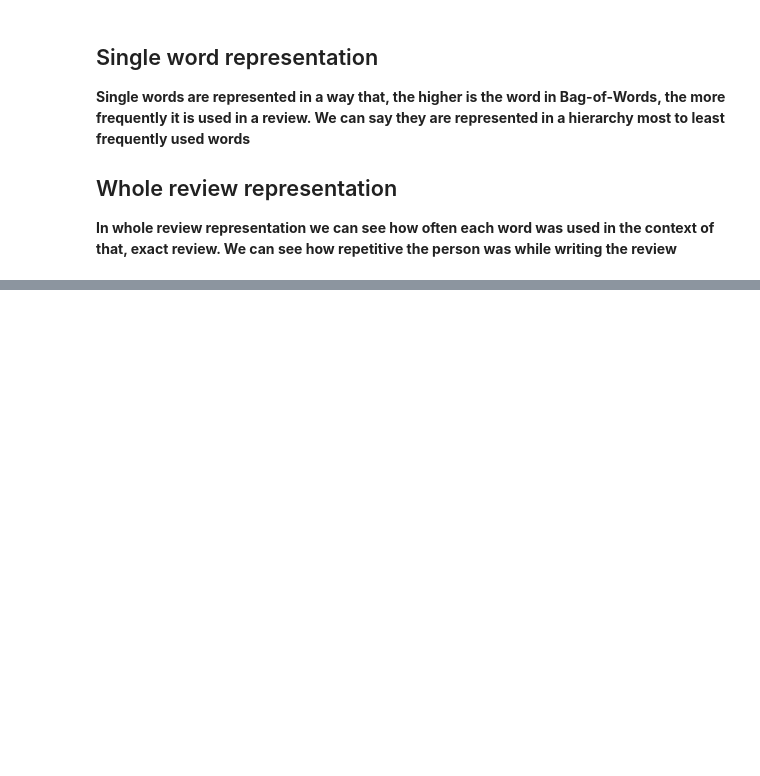
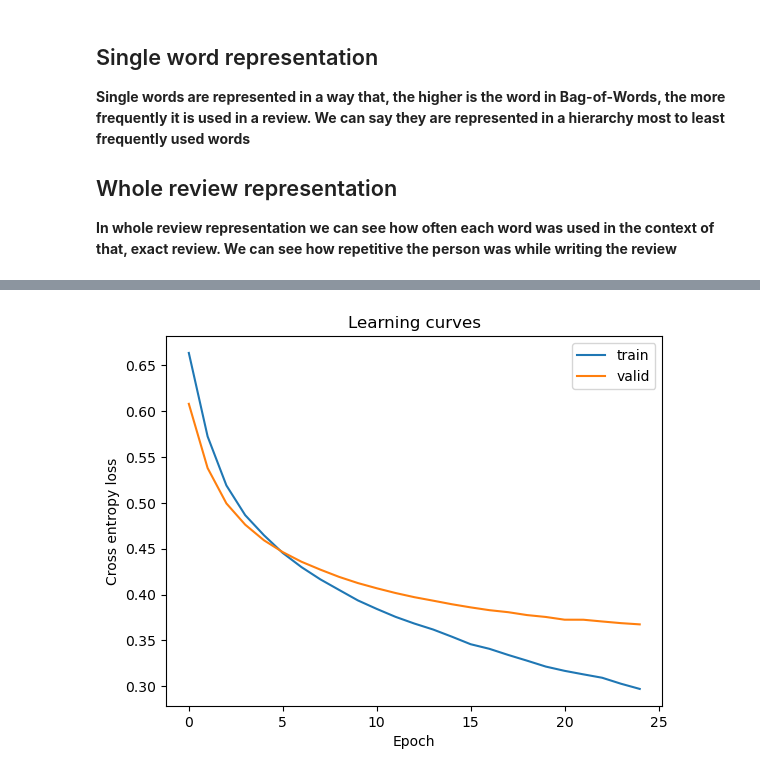
Before and after one commit to Richardzik/Sentiment-analysis-MAL, a Jupyter notebook: 6. Neural networks I - Sentiment analysis.ipynb, the cells around one changed output, grey strips where cells are left out. Saved outputs shown, nothing was run; the diff lists cells and outputs as text; code cells hidden in the pictures; blank space fills up the shorter version.

```diff
--- a/6. Neural networks I - Sentiment analysis.ipynb
+++ b/6. Neural networks I - Sentiment analysis.ipynb
@@ -186,2 +191,35 @@ plt.show()
 # %%
-# optimize now here
+#Optimazation
+
+early_stopping_opt = EarlyStopping(monitor='val_loss', patience=10, restore_best_weights=True)
+
+# Replace CountVectorizer with TfidfVectorizer
+tfidf_vectorizer = TfidfVectorizer(max_features=10000)
+X_train_tfidf = tfidf_vectorizer.fit_transform(X_train)
+X_val_tfidf = tfidf_vectorizer.transform(X_val)
+X_test_tfidf = tfidf_vectorizer.transform(X_test)
+
+X_train_dense = X_train_tfidf.toarray()
+X_val_dense = X_val_tfidf.toarray()
+X_test_dense = X_test_tfidf.toarray()
+
+seed(1)
+tf.random.set_seed(1)
+
+model_opt = Sequential()
+model_opt.add(Dense(units = 32, activation='relu', input_dim=input_size, kernel_regularizer=regularizers.l2(0.001))) # add l2 regularization
+model_opt.add(Dropout(0.2))
+model_opt.add(Dense(units = num_classes, activation='softmax')) #add the output layer
+
+adam_opt = Adam(learning_rate=0.0005) # Use Adam optimizer
+model_opt.compile(loss = 'binary_crossentropy', optimizer = adam_opt, metrics = ['accuracy'])
+
+history_opt = model_opt.fit(
+    X_train_dense,
+    y_train_oh,
+    epochs=25,
+    batch_size=64,
+    verbose=1,
+    validation_data=(X_val_dense, y_val_oh),  # Use TF-IDF validation data
+    callbacks=[early_stopping_opt]  # Add early stopping
+)
@@ -187,0 +244,11 @@ plt.show()
+# %%
+plt.figure()
+plt.title("Learning curves")
+plt.xlabel("Epoch")
+plt.ylabel("Cross entropy loss")
+plt.plot(history_opt.history['loss'], label = 'train')
+plt.plot(history_opt.history['val_loss'], label = 'valid')
+plt.legend()
+plt.show()
+# %% [output]
+[figure, added]
```
Also changed, not shown: parts of 6 cells of this notebook.
